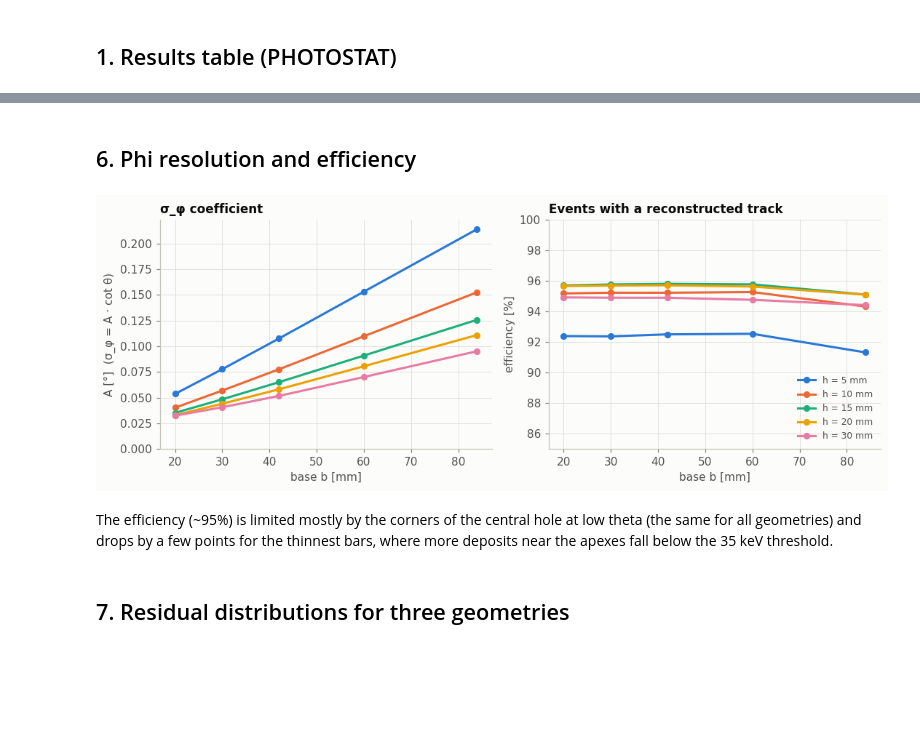
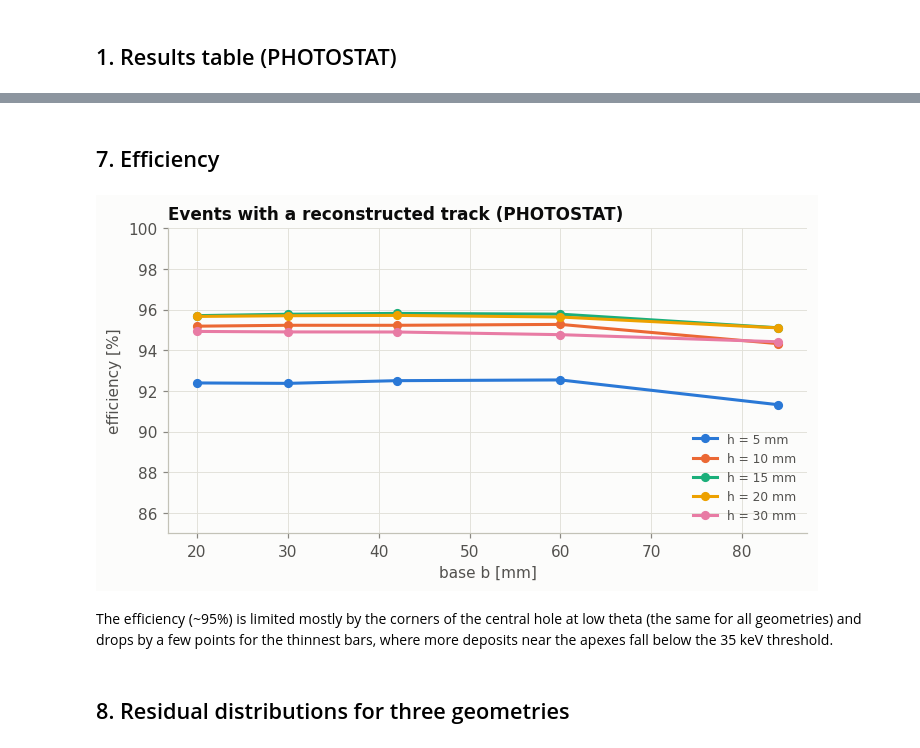
Before and after one commit to Ncanale/JEPO-1.1, a Jupyter notebook: notebooks/03_bar_size_scan.ipynb, the cells around one changed output, grey strips where cells are left out. Saved outputs shown, nothing was run; the diff lists cells and outputs as text; code cells hidden in the pictures; blank space fills up the shorter version.

```diff
--- a/notebooks/03_bar_size_scan.ipynb
+++ b/notebooks/03_bar_size_scan.ipynb
@@ -119,13 +201,0 @@ The trade-off: taller bars deposit more energy (better photostatistics, σ_E/E
-# %%
-M = ph.pivot(index="height_mm", columns="base_mm", values="sigma_theta_deg")
-fig, ax = plt.subplots(figsize=(7, 4.4))
-im = ax.imshow(M.values, origin="lower", aspect="auto", cmap="sith_blue")
-ax.set_xticks(range(len(M.columns)), [f"{b:.0f}" for b in M.columns])
-ax.set_yticks(range(len(M.index)), [f"{h:.0f}" for h in M.index])
-ax.grid(False)
-vmax = np.nanmax(M.values)
-for (i, j), v in np.ndenumerate(M.values):
-    ax.text(j, i, f"{v:.3f}", ha="center", va="center", fontsize=9, color="#ffffff" if v > 0.55 * vmax else sp.INK)
-ax.set(xlabel="base b [mm]", ylabel="height h [mm]", title="σ_θ [°] (PHOTOSTAT); lighter = better")
-cb = fig.colorbar(im, ax=ax, shrink=0.85); cb.outline.set_visible(False); cb.set_label("σ_θ [°]", color=sp.INK2)
-plt.show()
@@ -136,18 +201,0 @@ plt.show()
-# %%
-fig, ax = plt.subplots(figsize=(8, 4.4))
-for i, h in enumerate(HEIGHTS):
-    g = ph[ph.height_mm == h].sort_values("channels")
-    ax.plot(g.channels, g.sigma_pos_mm, "o-", color=sp.SERIES[i], ms=6, label=f"h = {h:.0f} mm")
-ax.plot(proto.channels, proto.sigma_pos_mm, "o", ms=14, mfc="none", mec=sp.INK, mew=1.2)
-ax.annotate("2018 prototype (28 channels)", (proto.channels, proto.sigma_pos_mm), xytext=(50, 1.45), textcoords="data",
-            color=sp.INK2, fontsize=9, arrowprops=dict(arrowstyle="-", color=sp.MUTED, lw=0.8, shrinkB=8))
-for b in BASES:
-    ax.annotate(f"b = {b:.0f}", (4 * 420 / b, 0), xytext=(0, 4), textcoords="offset points", ha="center", color=sp.MUTED, fontsize=8)
-ax.set(xlim=(10, 100), ylim=(0, None), xlabel="SiPM channels (4 × 420 / b)", ylabel="transverse σ on the front layer [mm]",
-       title="Equivalent transverse resolution vs number of channels (PHOTOSTAT)")
-ax.legend(loc="upper right")
-plt.show()
-best = ph.copy()
-best["gain vs prototype"] = (proto.sigma_theta_deg / best.sigma_theta_deg).round(2)
-best.sort_values("sigma_theta_deg")[["base_mm", "height_mm", "channels", "sigma_theta_deg", "sigma_pos_mm",
-                                     "sigma_phi_A_deg", "efficiency", "gain vs prototype"]].head(10)
@@ -167,18 +202,16 @@ best.sort_values("sigma_theta_deg")[["base_mm", "height_mm", "channels", "sigma_
-# %% [markdown]
-## 6. Phi resolution and efficiency
+# %% [markdown]
+## 7. Efficiency
 # %%
-fig, axs = plt.subplots(1, 2, figsize=(10, 3.8))
+fig, ax = plt.subplots(figsize=(7.5, 3.6))
 for i, h in enumerate(HEIGHTS):
     g = ph[ph.height_mm == h].sort_values("base_mm")
-    axs[0].plot(g.base_mm, g.sigma_phi_A_deg, "o-", color=sp.SERIES[i], ms=5, label=f"h = {h:.0f} mm")
-    axs[1].plot(g.base_mm, 100 * g.efficiency, "o-", color=sp.SERIES[i], ms=5, label=f"h = {h:.0f} mm")
-axs[0].set(xlabel="base b [mm]", ylabel="A [°]  (σ_φ = A · cot θ)", title="σ_φ coefficient", ylim=(0, None))
-axs[1].set(xlabel="base b [mm]", ylabel="efficiency [%]", title="Events with a reconstructed track", ylim=(85, 100))
-axs[1].legend(loc="lower right", fontsize=8)
-plt.tight_layout(); plt.show()
+    ax.plot(g.base_mm, 100 * g.efficiency, "o-", color=sp.SERIES[i], ms=5, label=f"h = {h:.0f} mm")
+ax.set(xlabel="base b [mm]", ylabel="efficiency [%]", title="Events with a reconstructed track (PHOTOSTAT)", ylim=(85, 100))
+ax.legend(loc="lower right", fontsize=8)
+plt.show()
 # %% [output]
-[figure, old version]
+[figure, new version]
 # %% [markdown]
 The efficiency (~95%) is limited mostly by the corners of the central hole at low theta (the same for all geometries) and drops by a few points for the thinnest bars, where more deposits near the apexes fall below the 35 keV threshold.
 # %% [markdown]
-## 7. Residual distributions for three geometries
+## 8. Residual distributions for three geometries
```
Also changed, not shown: parts of 30 cells of this notebook, 5 other files.
